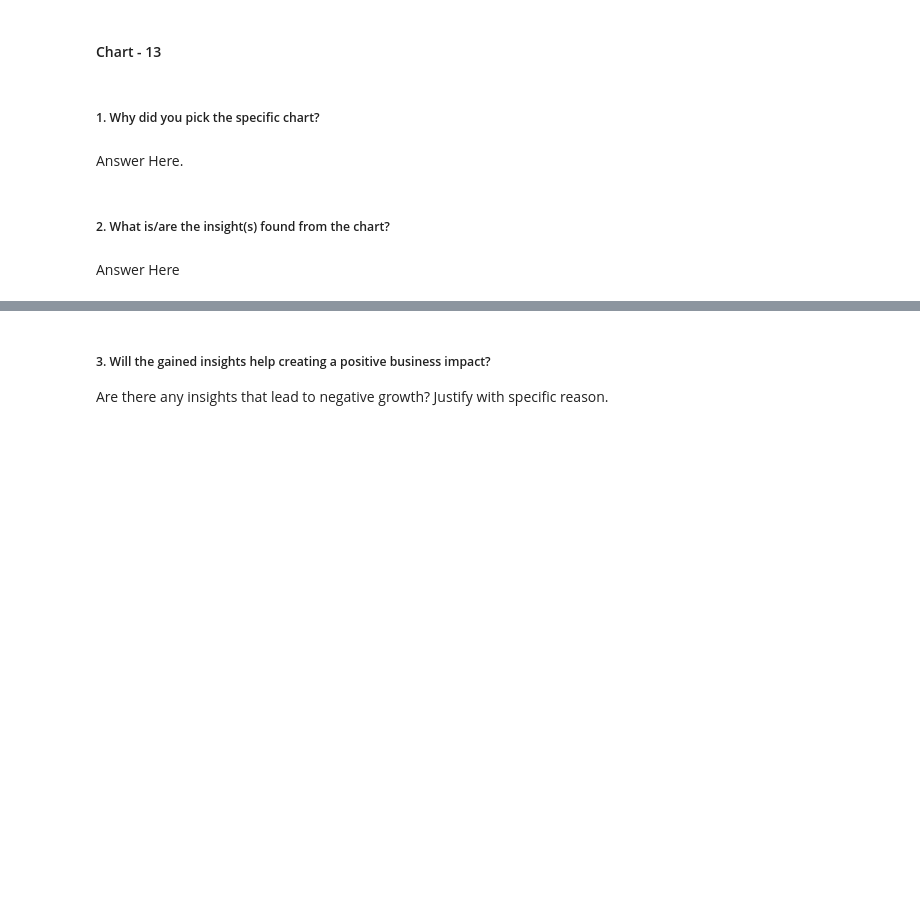
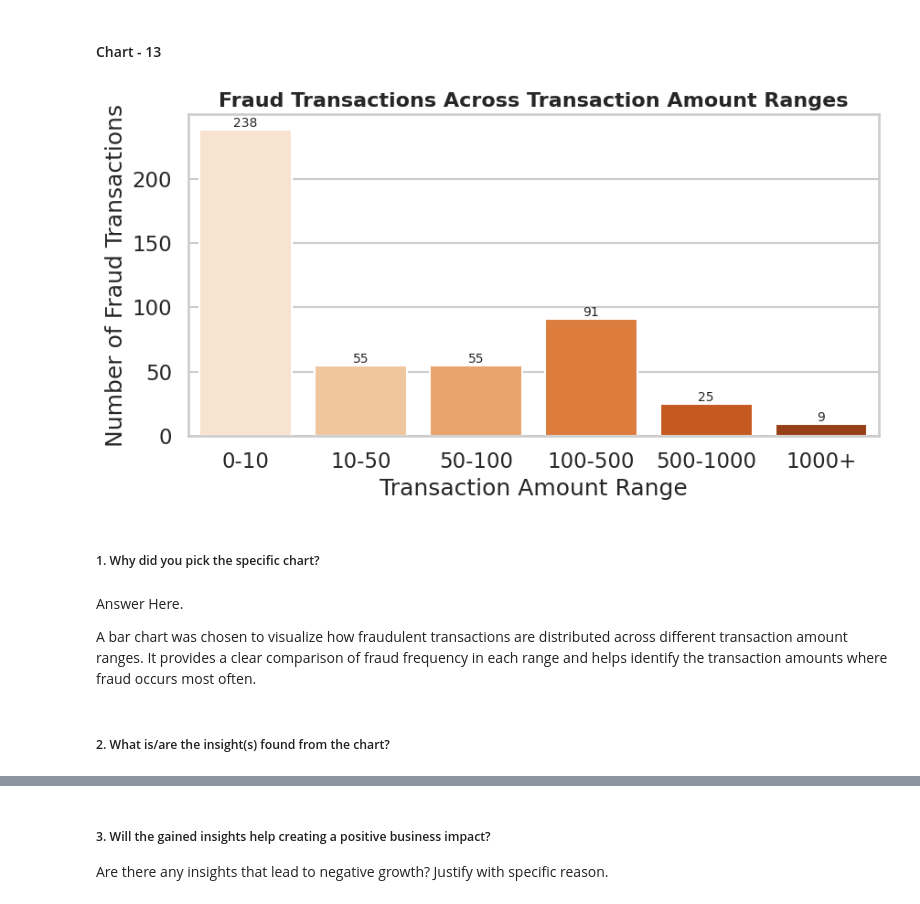
Before and after one commit to Krishna-matic/Credit-Card-Fraud-Detection-EDA, a Jupyter notebook: EDA_Submission_Template(1).ipynb, the cells around one changed output, grey strips where cells are left out. Drawn from its saved outputs; the diff is of its cells as text; code cells hidden in the pictures; blank space fills up the shorter version.

Commit message:
Chart 13 Addded

```diff
--- a/EDA_Submission_Template(1).ipynb
+++ b/EDA_Submission_Template(1).ipynb
@@ -1084,8 +1082,68 @@ The combined analysis of V14 and V17 demonstrates that using multiple features t
+# %%
+# Chart - 13 visualization code
+# Fraud transactions only
+fraud_df = df[df['Class'] == 1]
+
+# Create amount bins
+amount_bins = [0, 10, 50, 100, 500, 1000, fraud_df['Amount'].max()]
+
+labels = [
+    '0-10',
+    '10-50',
+    '50-100',
+    '100-500',
+    '500-1000',
+    '1000+'
+]
+
+fraud_df = fraud_df.copy()
+
+fraud_df['Amount Range'] = pd.cut(
+    fraud_df['Amount'],
+    bins=amount_bins,
+    labels=labels,
+    include_lowest=True
+)
+
+sns.set_theme(style="whitegrid", context="talk")
+
+plt.figure(figsize=(9,5))
+
+ax = sns.countplot(
+    data=fraud_df,
+    x='Amount Range',
+    palette='Oranges',
+    hue='Amount Range',
+    legend=False
+)
+
+plt.title(
+    "Fraud Transactions Across Transaction Amount Ranges",
+    fontsize=16,
+    fontweight='bold'
+)
+
+plt.xlabel("Transaction Amount Range")
+plt.ylabel("Number of Fraud Transactions")
+
+for p in ax.patches:
+    ax.annotate(
+        f'{int(p.get_height())}',
+        (p.get_x() + p.get_width()/2, p.get_height()),
+        ha='center',
+        va='bottom',
+        fontsize=10
+    )
+
+plt.tight_layout()
+plt.show()
+# %% [output]
+[figure, added]
 # %% [markdown]
 ##### 1. Why did you pick the specific chart?
-# %% [markdown]
-Answer Here.
+# %% [markdown]
+Answer Here.
+
+A bar chart was chosen to visualize how fraudulent transactions are distributed across different transaction amount ranges. It provides a clear comparison of fraud frequency in each range and helps identify the transaction amounts where fraud occurs most often.
 # %% [markdown]
 ##### 2. What is/are the insight(s) found from the chart?
-# %% [markdown]
-Answer Here
```
Also changed, not shown: parts of 4 cells of this notebook.
